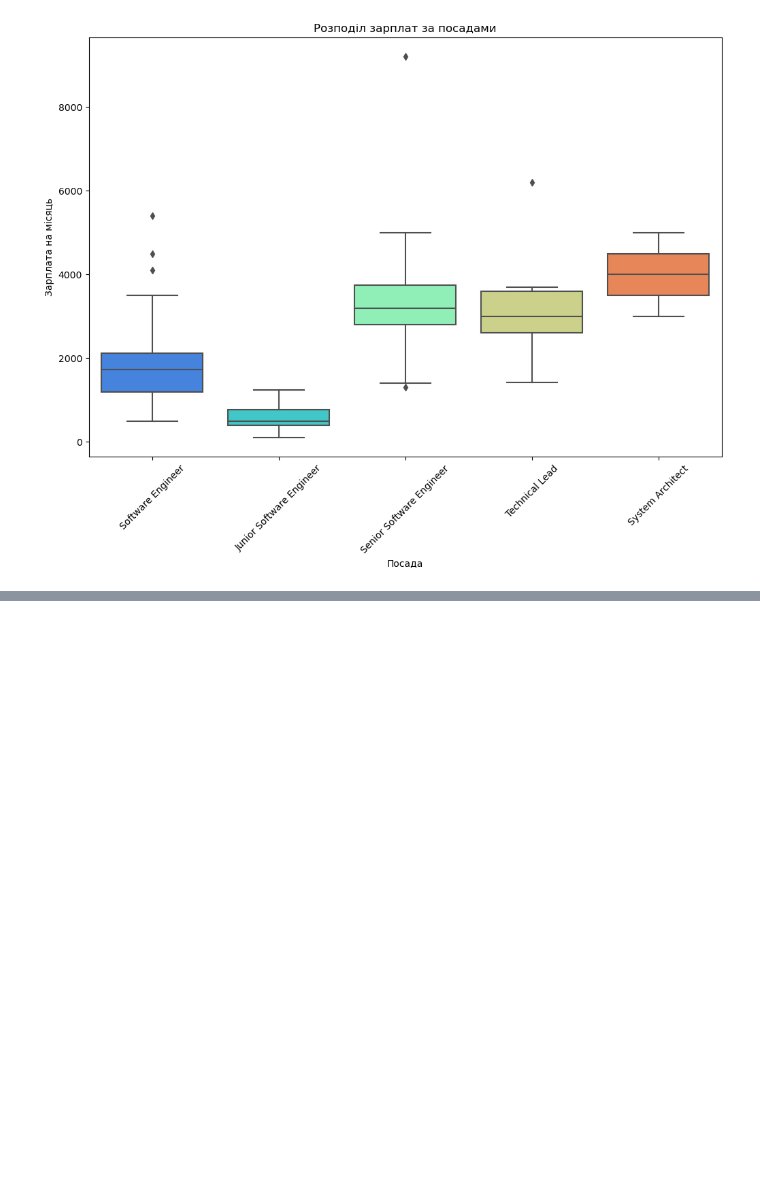
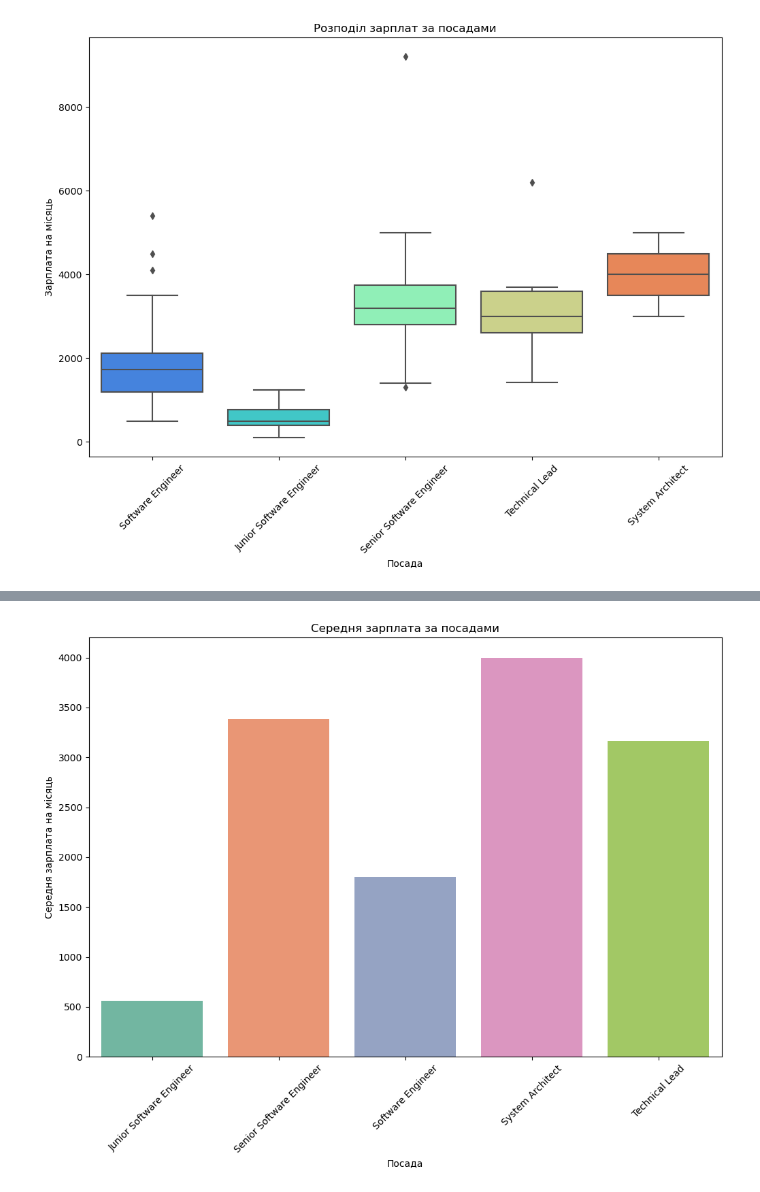
Before and after one commit to Korniev/Data-Sciense, a Jupyter notebook: hw_02/Hw_2.2.ipynb, the cells around one changed output, grey strips where cells are left out. Cells and saved outputs as stored; diff of their text form; code cells hidden in the pictures; blank space fills up the shorter version.

```diff
--- a/hw_02/Hw_2.2.ipynb
+++ b/hw_02/Hw_2.2.ipynb
@@ -288,0 +315,13 @@ plt.show()
+# %%
+# Графік зміни середньої зарплати за посадами
+
+plt.figure(figsize=(12, 8))
+sns.barplot(x='Посада', y='avg', data=aggregated_salary.reset_index(), palette='Set2')
+plt.xticks(rotation=45)
+plt.title('Середня зарплата за посадами')
+plt.xlabel('Посада')
+plt.ylabel('Середня зарплата на місяць')
+
+plt.show()
+# %% [output]
+[figure, added]
```
Also changed, not shown: parts of 2 cells of this notebook.
